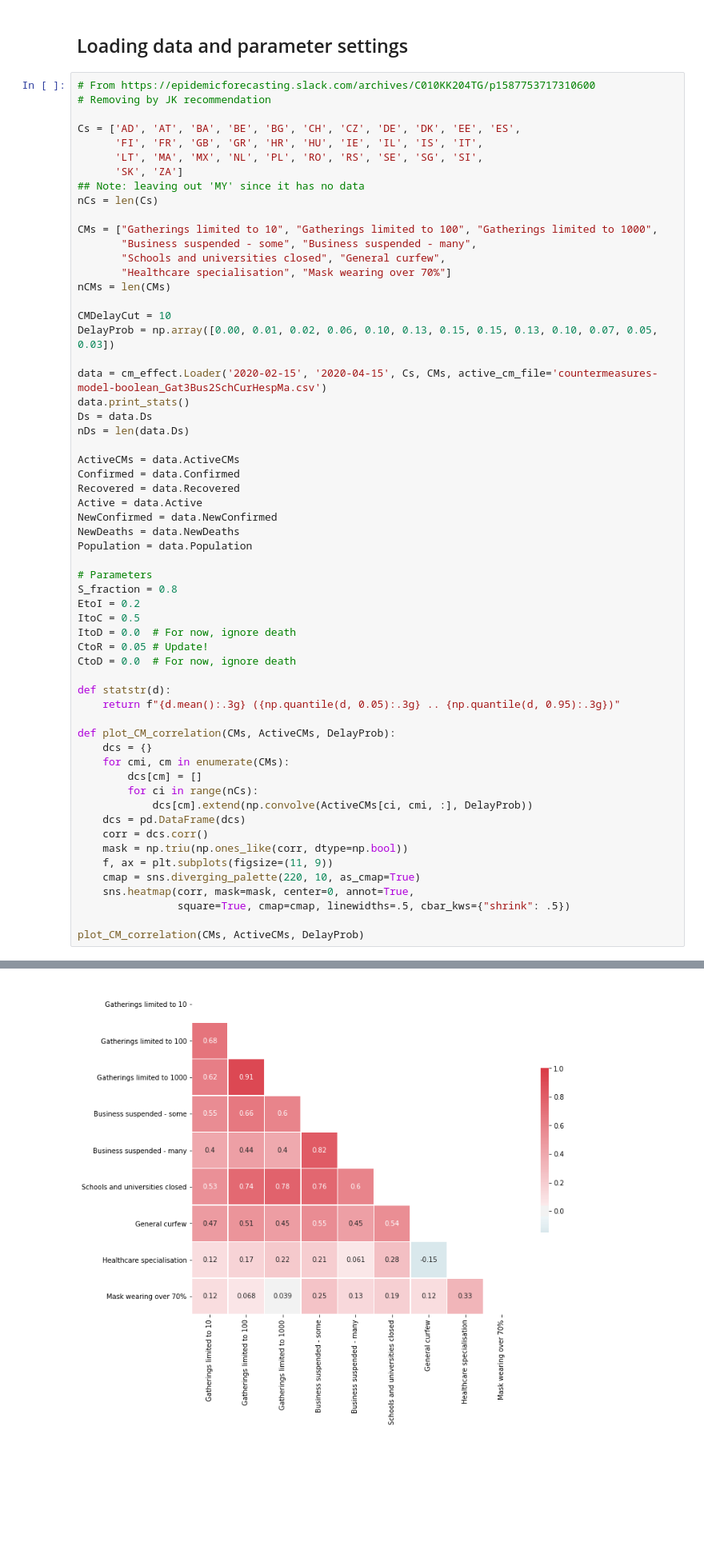
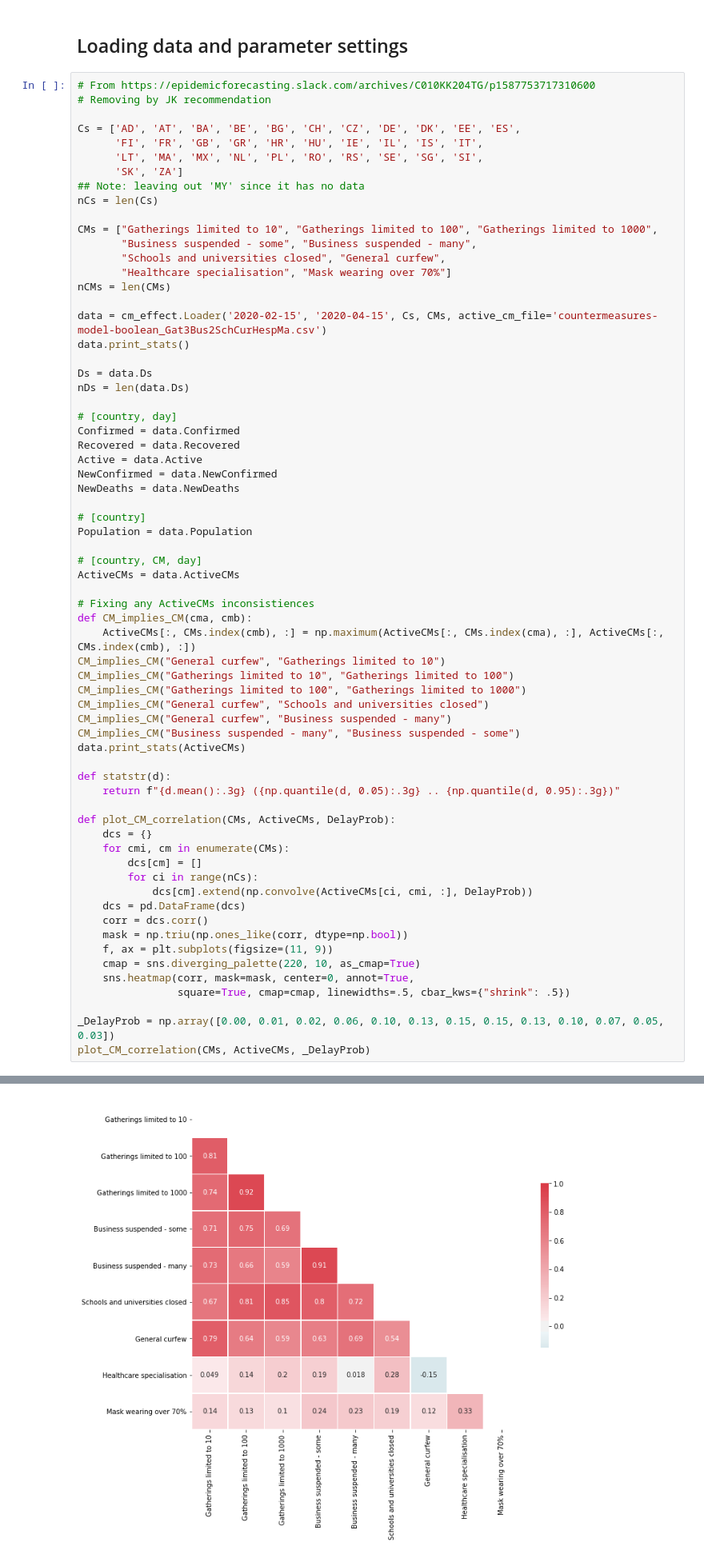
Before and after one commit to JanBrauner/COVID_NPIs, a Jupyter notebook: notebooks/countermeasure_model_v1g_log_SEIRD_Gat3Bus2SchCurHespMa.ipynb, the cells around one changed output, grey strips where cells are left out. Shown at 80% size. Cells and saved outputs as stored; diff of their text form; blank space fills up the shorter version.

```diff
--- a/notebooks/countermeasure_model_v1g_log_SEIRD_Gat3Bus2SchCurHespMa.ipynb
+++ b/notebooks/countermeasure_model_v1g_log_SEIRD_Gat3Bus2SchCurHespMa.ipynb
@@ -64,29 +64,35 @@ CMs = ["Gatherings limited to 10", "Gatherings limited to 100", "Gatherings limi
        "Healthcare specialisation", "Mask wearing over 70%"]
 nCMs = len(CMs)
 
-CMDelayCut = 10
-DelayProb = np.array([0.00, 0.01, 0.02, 0.06, 0.10, 0.13, 0.15, 0.15, 0.13, 0.10, 0.07, 0.05, 0.03])
-
 data = cm_effect.Loader('2020-02-15', '2020-04-15', Cs, CMs, active_cm_file='countermeasures-model-boolean_Gat3Bus2SchCurHespMa.csv')
 data.print_stats()
+
 Ds = data.Ds
 nDs = len(data.Ds)
 
-ActiveCMs = data.ActiveCMs
+# [country, day]
 Confirmed = data.Confirmed
 Recovered = data.Recovered
 Active = data.Active
 NewConfirmed = data.NewConfirmed
 NewDeaths = data.NewDeaths
+
+# [country]
 Population = data.Population
 
-# Parameters
-S_fraction = 0.8
-EtoI = 0.2
-ItoC = 0.5
-ItoD = 0.0  # For now, ignore death
-CtoR = 0.05 # Update!
-CtoD = 0.0  # For now, ignore death
+# [country, CM, day]
+ActiveCMs = data.ActiveCMs
+
+# Fixing any ActiveCMs inconsistiences
+def CM_implies_CM(cma, cmb):
+    ActiveCMs[:, CMs.index(cmb), :] = np.maximum(ActiveCMs[:, CMs.index(cma), :], ActiveCMs[:, CMs.index(cmb), :])
+CM_implies_CM("General curfew", "Gatherings limited to 10")
+CM_implies_CM("Gatherings limited to 10", "Gatherings limited to 100")
+CM_implies_CM("Gatherings limited to 100", "Gatherings limited to 1000")
+CM_implies_CM("General curfew", "Schools and universities closed")
+CM_implies_CM("General curfew", "Business suspended - many")
+CM_implies_CM("Business suspended - many", "Business suspended - some")
+data.print_stats(ActiveCMs)
 
 def statstr(d):
     return f"{d.mean():.3g} ({np.quantile(d, 0.05):.3g} .. {np.quantile(d, 0.95):.3g})"
@@ -105,5 +111,6 @@ def plot_CM_correlation(CMs, ActiveCMs, DelayProb):
     sns.heatmap(corr, mask=mask, center=0, annot=True,
                 square=True, cmap=cmap, linewidths=.5, cbar_kws={"shrink": .5})
 
-plot_CM_correlation(CMs, ActiveCMs, DelayProb)
+_DelayProb = np.array([0.00, 0.01, 0.02, 0.06, 0.10, 0.13, 0.15, 0.15, 0.13, 0.10, 0.07, 0.05, 0.03])
+plot_CM_correlation(CMs, ActiveCMs, _DelayProb)
 # %% [output]
@@ -121,3 +135,3 @@ Countermeasures                            min   .. mean  .. max
-[figure, old version]
+[figure, new version]
 # %% [markdown]
 ## Model definition
```
Also changed, not shown: parts of 16 cells of this notebook.
